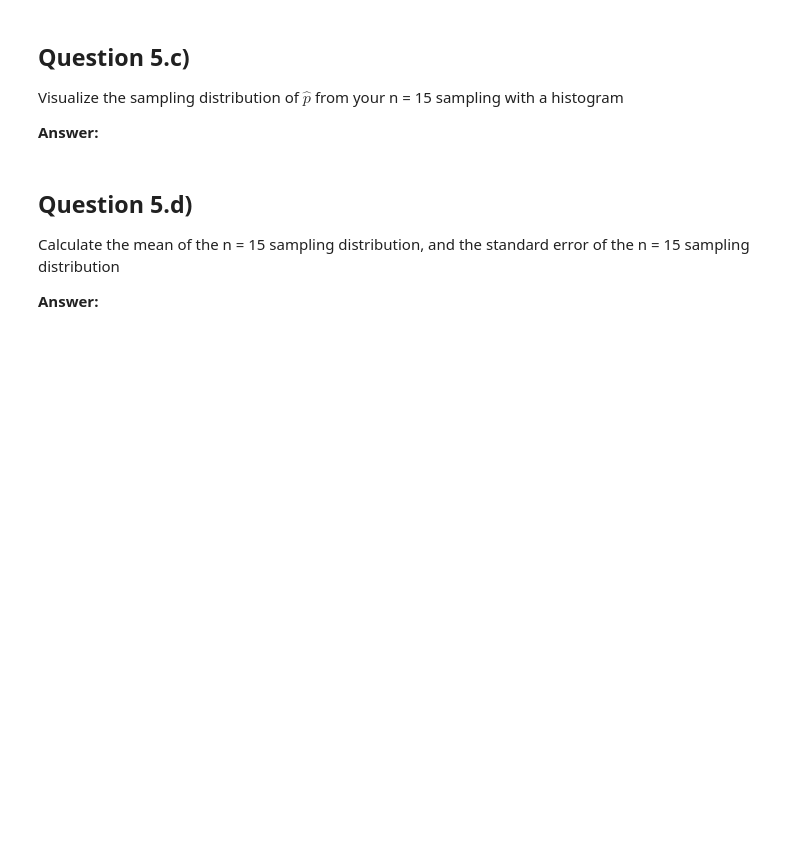
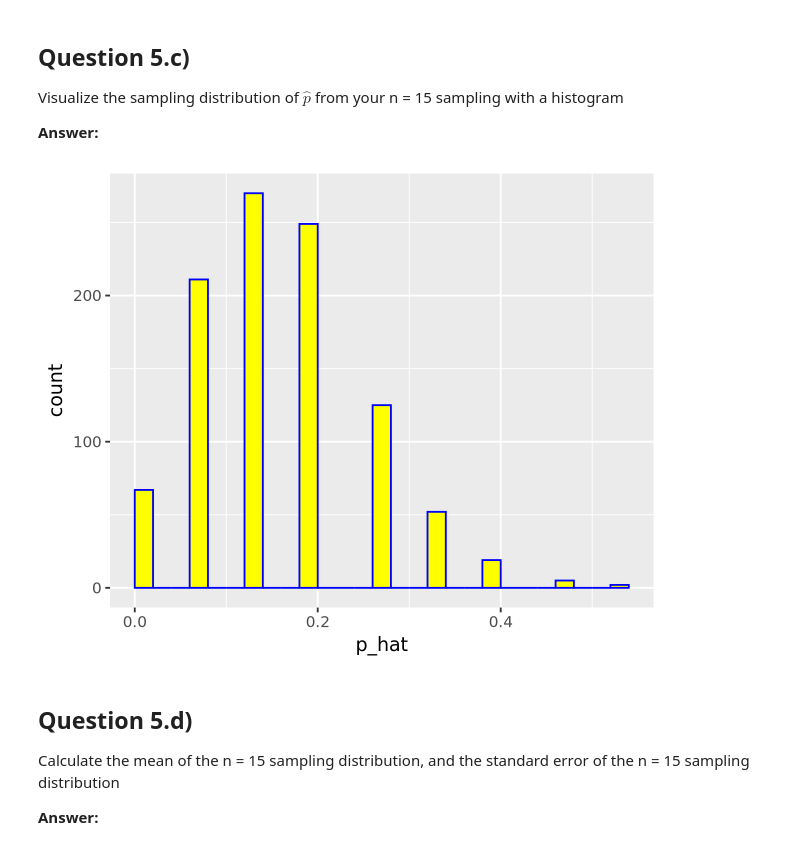
Before and after one commit to UNC-DATA-730/unit-7-assignment-setiadha-unc, a Jupyter notebook: agungsetiadha-assignment7.ipynb, the cells around one changed output. Cells and saved outputs as stored; diff of their text form; code cells hidden in the pictures; blank space fills up the shorter version.

```diff
--- a/agungsetiadha-assignment7.ipynb
+++ b/agungsetiadha-assignment7.ipynb
@@ -354,3 +414,6 @@ DISTINGUISH IT FROM THE n = 50 SAMPLE ABOVE!**
 **Answer:**
 # %%
 set.seed(910)
+# %%
+my_n15_1Krep <- gss_14 |> rep_sample_n(size = 15, reps = 1000)
+my_n15_1Krep |> glimpse()
@@ -361,3 +430,9 @@ Calculate sample proportion $\hat{p}$ of people who reported they were
 `Divorced` for each replicate of your n = 15 sampling
 
 **Answer:**
+# %%
+p_hat_n15_1Krep = my_n15_1Krep |> group_by(replicate) |>
+  summarize(divorce_count = sum(marital == "Divorced"), n = n()) |>
+  mutate(p_hat = divorce_count / n)
+
+p_hat_n15_1Krep |> sample_n(10)
@@ -368,6 +457,11 @@ Visualize the sampling distribution of $\hat{p}$ from your n = 15
 sampling with a histogram
 
 **Answer:**
+# %%
+p_hat_n15_1Krep |> ggplot(aes(x = p_hat)) +
+  geom_histogram(binwidth = 0.02, color = "blue", fill = "yellow", boundary=0)
+# %% [output]
+[figure, added]
 # %% [markdown]
 ## Question 5.d)
 
```
Also changed, not shown: parts of 28 cells of this notebook.
